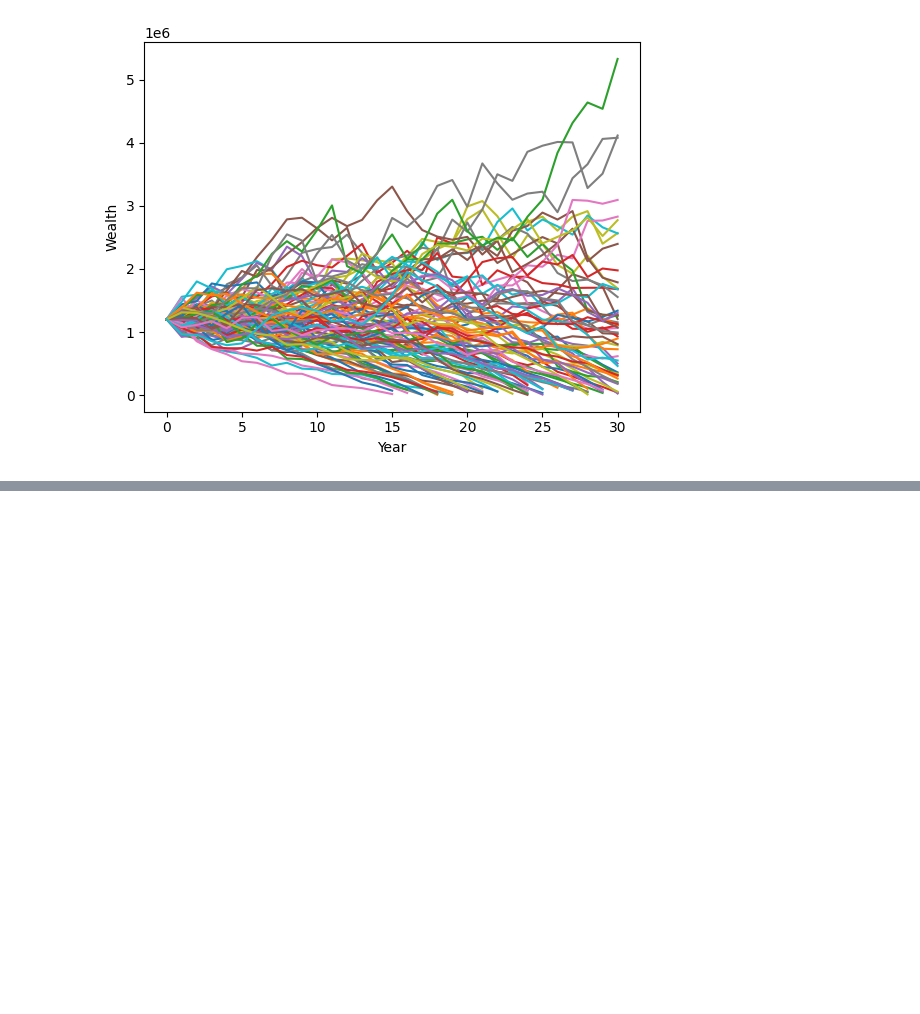
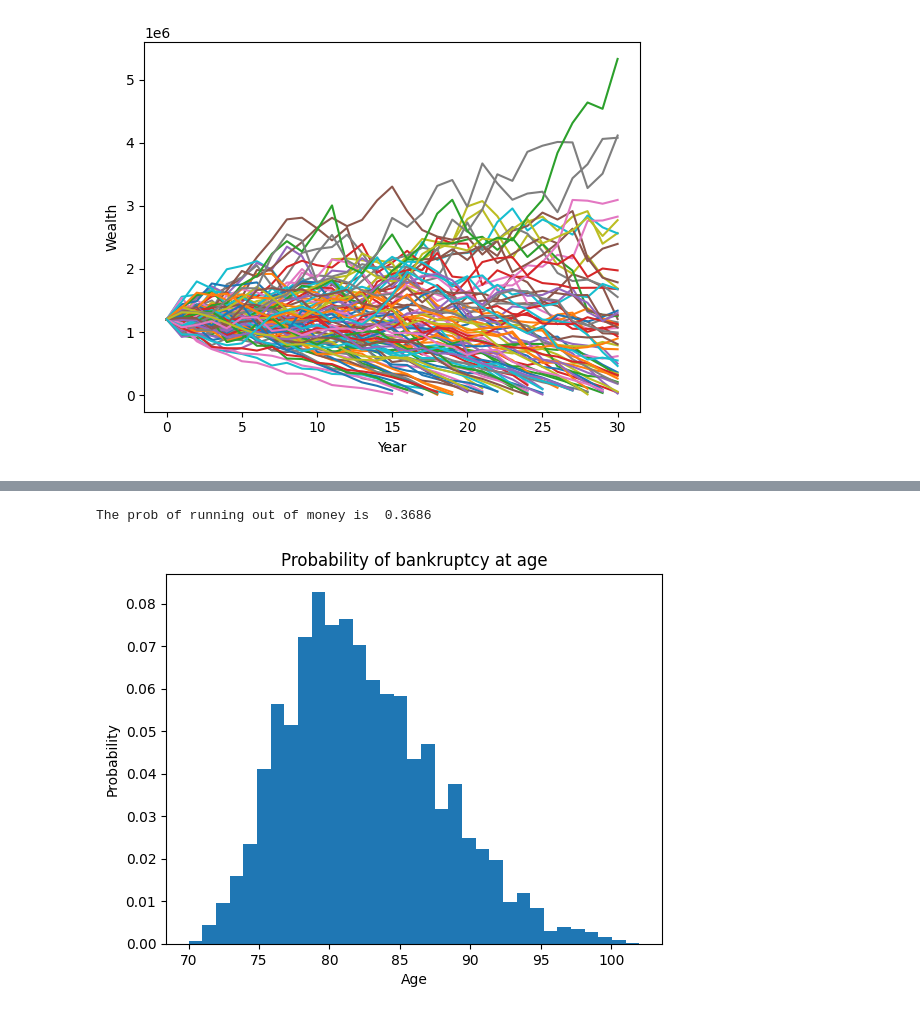
Before and after one commit to piotrwolkowski/robo-advisor, a Jupyter notebook: chapter-5-simulations.ipynb, the cells around one changed output, grey strips where cells are left out. Drawn from its saved outputs; the diff is of its cells as text; code cells hidden in the pictures; blank space fills up the shorter version.

```diff
--- a/chapter-5-simulations.ipynb
+++ b/chapter-5-simulations.ipynb
@@ -294,0 +363,56 @@ The probability of bankruptcy is  0.5027
+# %%
+# Simulating wealth but including longevity risk
+
+np.random.seed(123)
+num_years = 50
+num_sims = 10000
+mean = 0.06
+stdev = 0.12
+spending_0 = 60000
+W0 = 1200000
+age_start = 60
+
+inflation = 0.02
+
+# Generate normal random returns
+ret = np.random.normal(loc=mean, scale=stdev, size=(num_sims, num_years+1))
+
+# Initialize Wealth
+W = np.empty(shape=[num_sims, num_years+1])
+W[:,:] = np.NaN
+W[:,0] = W0
+
+# Keep track of age if bankrupt
+age_bankruptcy = []
+
+for sim in range(num_sims):
+    spending = spending_0
+    year = 0
+    alive = True
+    bankrupt = False
+    while not bankrupt and alive:
+        # Check whether you run out of money
+        if W[sim, year] - spending < 0:
+            age_bankruptcy.append(year+age_start)
+            bankrupt = True
+        else:
+            # Check whether you live to the next year
+            mortality_prob = mort['Healthy Annuitant'].loc[year+age_start]
+            p = np.random.uniform()
+            if p < mortality_prob:
+                alive = False
+            else:
+                year += 1
+                W[sim,year] = (W[sim, year-1] - spending) * (1 + ret[sim, year])
+            spending = spending * (1 + inflation)
+
+bins = max(age_bankruptcy) - min(age_bankruptcy) + 1
+plt.title('Probability of bankruptcy at age')
+plt.xlabel('Age')
+plt.ylabel('Probability')
+plt.hist(age_bankruptcy, bins=bins, density=True)
+
+print('The prob of running out of money is ',len(age_bankruptcy)/num_sims)
+# %% [output]
+The prob of running out of money is  0.3686
+[figure, added]
```
Also changed, not shown: parts of 4 cells of this notebook, 1 other file.
